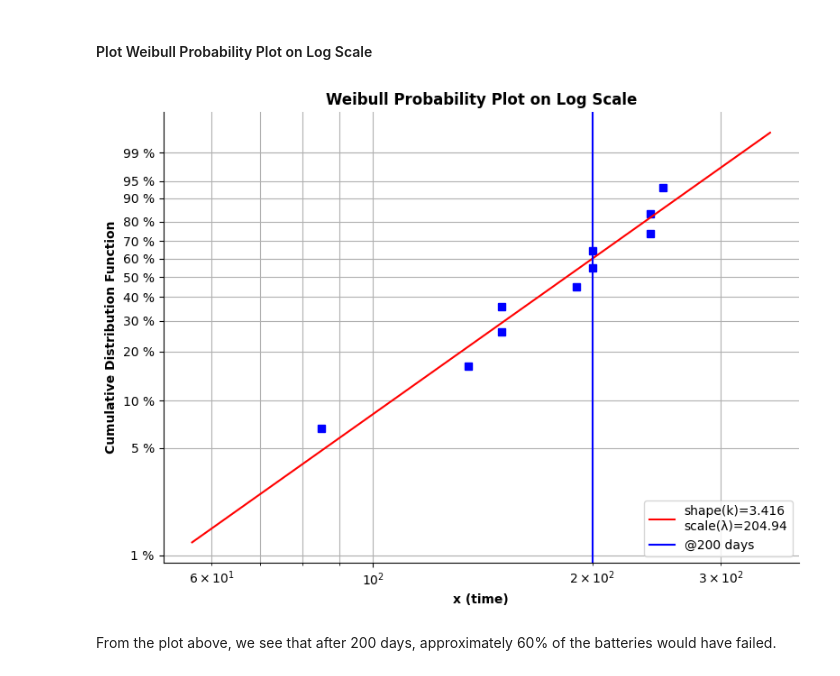
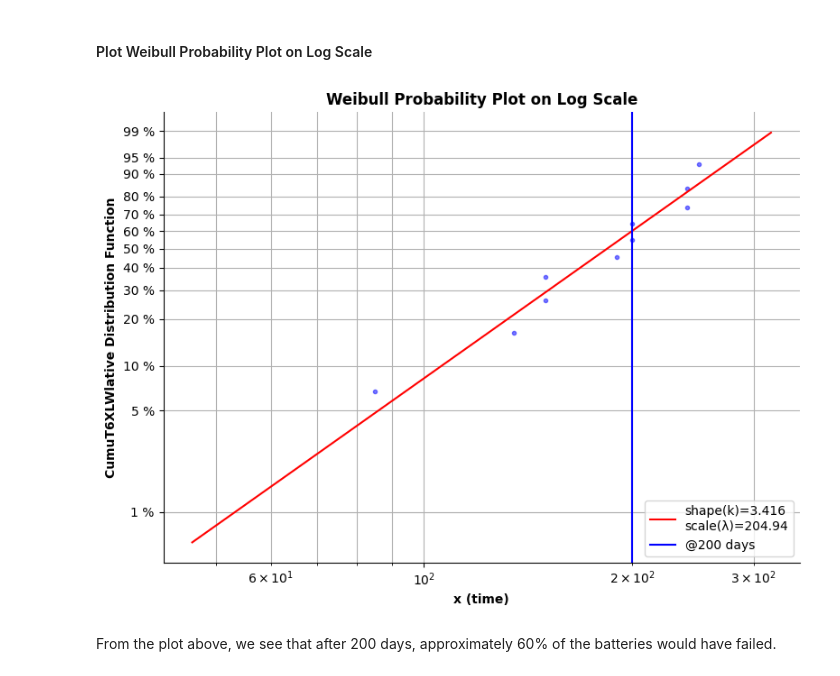
Before and after one commit to pybokeh/forecasting, a Jupyter notebook: notebooks/Weibull_Analysis.ipynb, the cells around one changed output. Drawn from its saved outputs; the diff is of its cells as text; code cells hidden in the pictures.

```diff
--- a/notebooks/Weibull_Analysis.ipynb
+++ b/notebooks/Weibull_Analysis.ipynb
@@ -136,12 +190,8 @@ line = slope*x + intercept
 # Since we plot failure times on the y-axis, the actual slope is inverted
 shape = 1 / slope
 
-# Since we're plotting failure times on the y-axis, we want the x-intercept, not the y-intercept
-# x-intercept is equal to the negative y-intercept divided by the slope/shape parameter
-# Basically, you are solving for x: 0 = mx + b, the equation of the line where y = 0
-x_intercept = -intercept / shape
-
-scale = math.exp(-x_intercept / slope)
+# Scale is e raised to the y-intercept power
+scale = math.exp(intercept)
 
 fig, ax = plt.subplots(figsize=(8,6))
 ax.spines[['right', 'top']].set_visible(False)
@@ -176,36 +226,36 @@ x_ideal = scale * random.weibull(shape, size=100)
 x_ideal.sort()
 F = 1 - np.exp( -(x_ideal/scale)**shape )
 y_ideal = ln(-ln(1 - F))
 
 # Weibull plot
 fig, ax = plt.subplots(figsize=(8,6))
 ax.spines[['right', 'top']].set_visible(False)
 
-plt.semilogx(x, y, "bs")
+plt.semilogx(x, y, linestyle='', marker='o', markersize=3, color='blue', alpha=0.5)
 plt.semilogx(x_ideal, y_ideal, 'r-', label=f"shape(k)={shape:.5G}\nscale(λ)={scale:.5G}")
 plt.axvline(x = 200, color = 'b', label = '@200 days')
 plt.title("Weibull Probability Plot on Log Scale", weight="bold")
 plt.xlabel('x (time)', weight="bold")
-plt.ylabel('Cumulative Distribution Function', weight="bold")
+plt.ylabel('CumuT6XLWlative Distribution Function', weight="bold")
 plt.legend(loc='lower right')
 
 # Generate ticks
 def weibull_CDF(y, pos):
     return "%G %%" % (100*(1-np.exp(-np.exp(y))))
 
 formatter = FuncFormatter(weibull_CDF)
 ax.yaxis.set_major_formatter(formatter)
 
 yt_F = np.array([ 0.01, 0.05, 0.1, 0.2, 0.3, 0.4, 0.5,
            0.6, 0.7, 0.8, 0.9, 0.95, 0.99])
 yt_lnF = ln( -ln(1-yt_F))
 plt.yticks(yt_lnF)
 ax.yaxis.grid()
 ax.xaxis.grid(which='both')
 plt.tight_layout()
 plt.show()
 # %% [output]
-[figure, old version]
+[figure, new version]
 # %% [markdown]
 From the plot above, we see that after 200 days, approximately 60% of the batteries would have failed.
 # %% [markdown]
```
Also changed, not shown: parts of 48 cells of this notebook, 3 other files.
